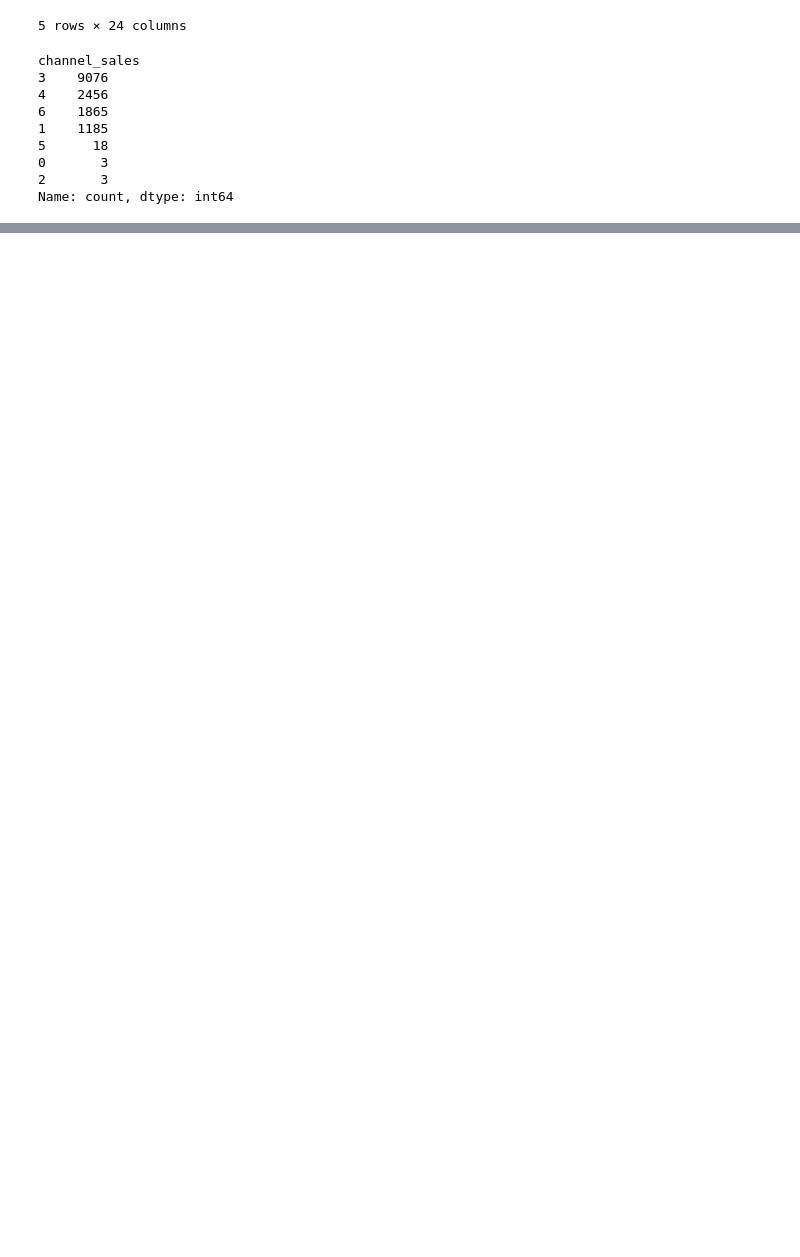
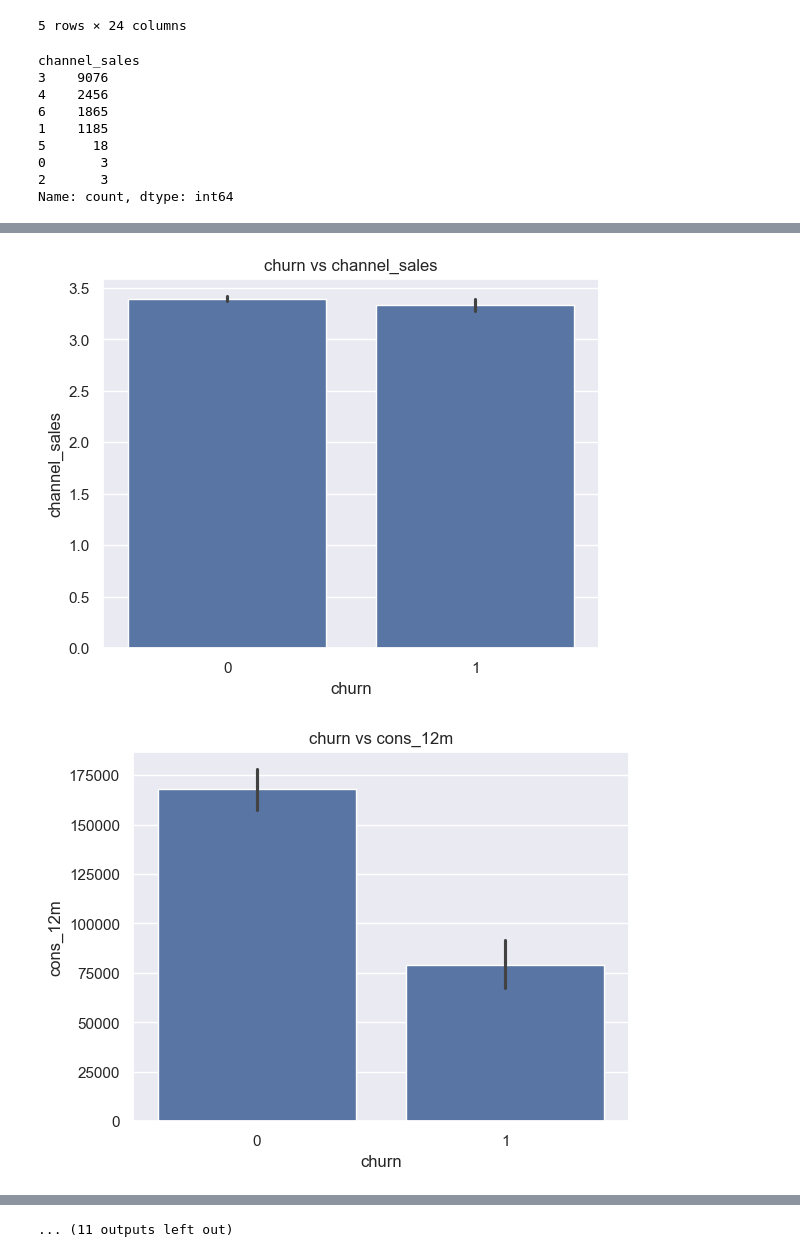
Before and after one commit to nelson123-lab/BCG-X-Data-Science, a Jupyter notebook: Task 2/Task 2 - eda_starter.ipynb, the cells around one changed output, grey strips where cells are left out. Cells and saved outputs as stored; diff of their text form; code cells hidden in the pictures; blank space fills up the shorter version.

```diff
--- a/Task 2/Task 2 - eda_starter.ipynb
+++ b/Task 2/Task 2 - eda_starter.ipynb
@@ -400,0 +469,11 @@ Name: count, dtype: int64
+# %%
+# Numerical feature analysis
+numerical_features = client_data.select_dtypes(include=['int', 'float']).columns
+
+for feature in numerical_features:
+    sns.barplot(x = 'churn', y= feature, data = client_data)
+    plt.title(f'churn vs {feature}')
+    plt.show()
+# %% [output]
+[figure, added]
+[figure, added]
@@ -400,0 +490 @@ Name: count, dtype: int64
+... (11 outputs left out)
```
Also changed, not shown: parts of 13 cells of this notebook, 3 other files.
